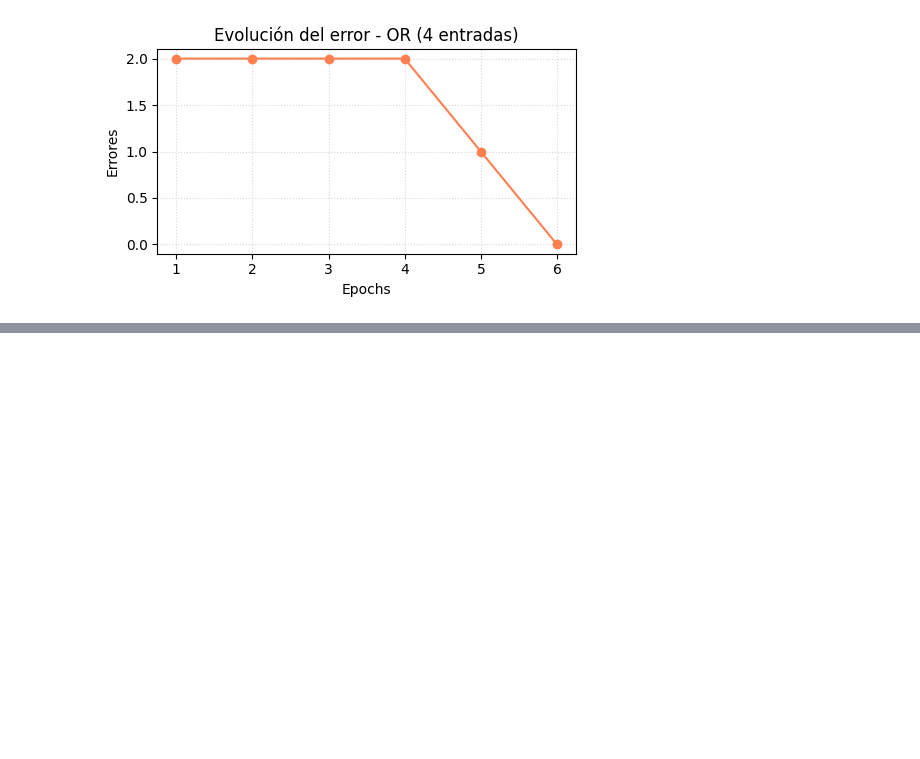
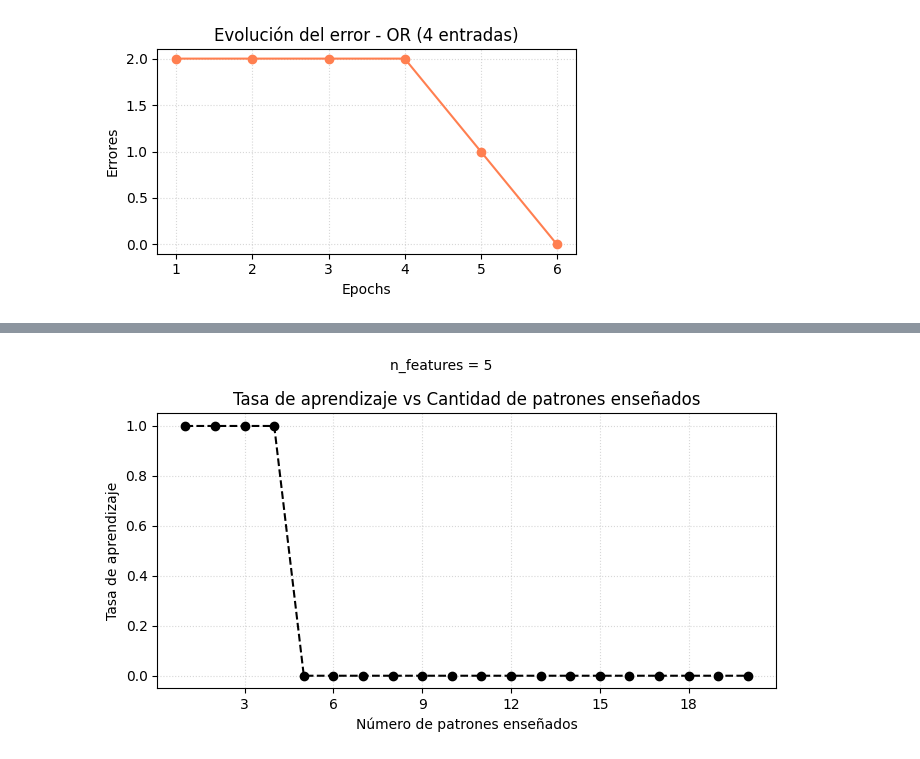
Before and after one commit to camifezz/Redes-Neuronales, a Jupyter notebook: TP2/ejercicio-1/ejercicio-1.ipynb, the cells around one changed output, grey strips where cells are left out. Drawn from its saved outputs; the diff is of its cells as text; code cells hidden in the pictures; blank space fills up the shorter version.

```diff
--- a/TP2/ejercicio-1/ejercicio-1.ipynb
+++ b/TP2/ejercicio-1/ejercicio-1.ipynb
@@ -293,0 +394,18 @@ plt.show()
+# %%
+learning_rate_candidates = np.linspace(0.01, 1.0, 30)
+eta_threshold_results = estimate_learning_rate_threshold(
+    n_features=5,
+    pattern_counts=pattern_counts,
+    learning_rates=learning_rate_candidates,
+    success_threshold=0.9,
+    trials=60,
+    seed=456
+)
+
+try:
+    import pandas as pd
+    eta_threshold_df = pd.DataFrame(eta_threshold_results)
+    display(eta_threshold_df)
+except ImportError:
+    for row in eta_threshold_results:
+        print(row)
@@ -293,0 +430,16 @@ plt.show()
+# %%
+eta_values = [r["eta_umbral"] if r["eta_umbral"] is not None else 0.0 for r in eta_threshold_results]
+plt.figure(figsize=(7, 4))
+plt.plot(pattern_counts, eta_values, marker='o', linestyle='--', color='black')
+plt.xlabel('Número de patrones enseñados')
+plt.ylabel('Tasa de aprendizaje')
+plt.title('Tasa de aprendizaje vs Cantidad de patrones enseñados')
+plt.suptitle('n_features = 5', y=0.97, fontsize=10)
+ax = plt.gca()
+ax.xaxis.set_major_locator(MaxNLocator(integer=True))
+plt.ylim(-0.05, 1.05)
+plt.grid(True, linestyle=':', alpha=0.5)
+plt.tight_layout()
+plt.show()
+# %% [output]
+[figure, added]
```
Also changed, not shown: parts of 5 cells of this notebook, 2 other files.
